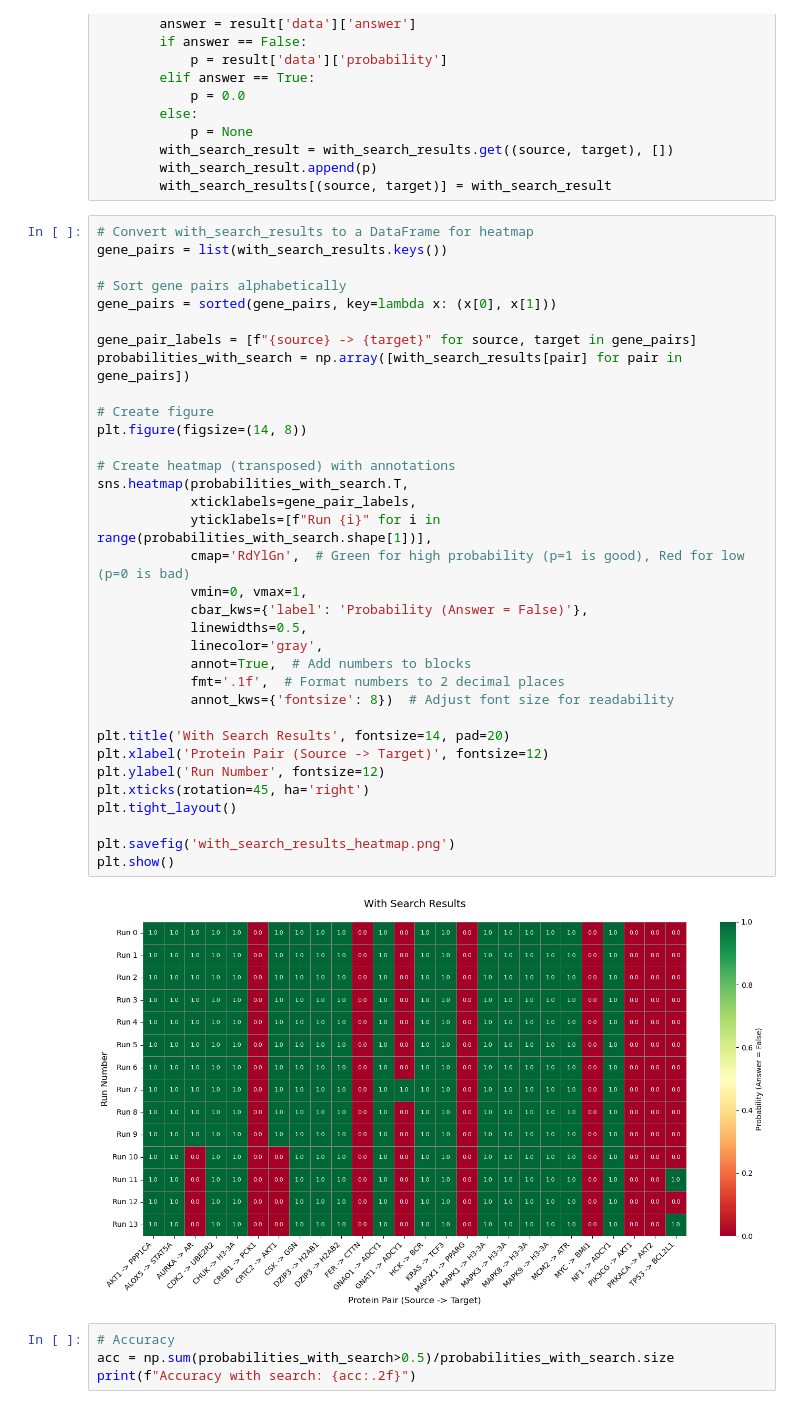
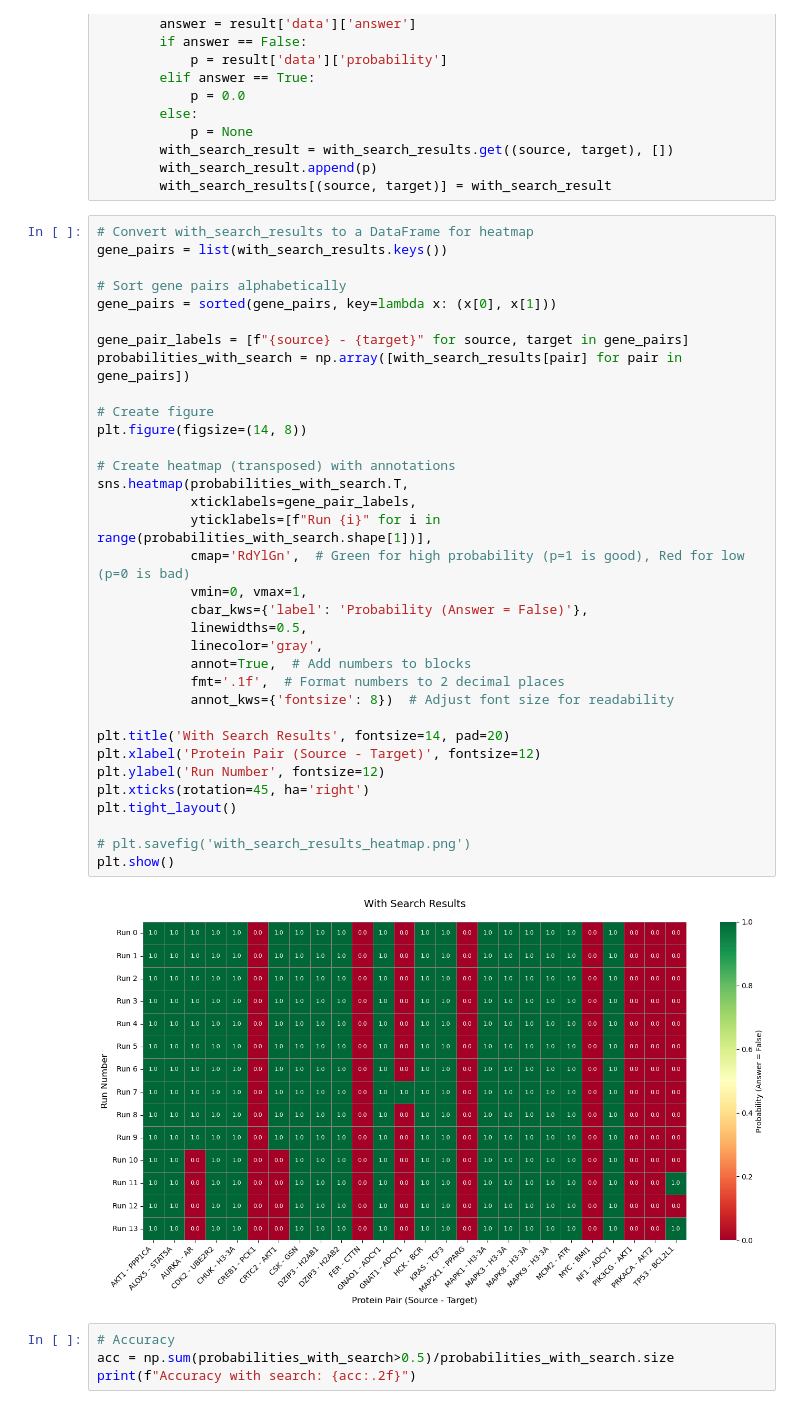
Before and after one commit to saezlab/ProClaim, a Jupyter notebook: grn_denoising/langgraph/evaluate.ipynb, the cells around one changed output. Drawn from its saved outputs; the diff is of its cells as text.

```diff
--- a/grn_denoising/langgraph/evaluate.ipynb
+++ b/grn_denoising/langgraph/evaluate.ipynb
@@ -327,37 +327,37 @@ for i in range(len(runs)):
 gene_pairs = list(with_search_results.keys())
 
 # Sort gene pairs alphabetically
 gene_pairs = sorted(gene_pairs, key=lambda x: (x[0], x[1]))
 
-gene_pair_labels = [f"{source} -> {target}" for source, target in gene_pairs]
+gene_pair_labels = [f"{source} - {target}" for source, target in gene_pairs]
 probabilities_with_search = np.array([with_search_results[pair] for pair in gene_pairs])
 
 # Create figure
 plt.figure(figsize=(14, 8))
 
 # Create heatmap (transposed) with annotations
 sns.heatmap(probabilities_with_search.T,
             xticklabels=gene_pair_labels,
             yticklabels=[f"Run {i}" for i in range(probabilities_with_search.shape[1])],
             cmap='RdYlGn',  # Green for high probability (p=1 is good), Red for low (p=0 is bad)
             vmin=0, vmax=1,
             cbar_kws={'label': 'Probability (Answer = False)'},
             linewidths=0.5,
             linecolor='gray',
             annot=True,  # Add numbers to blocks
             fmt='.1f',  # Format numbers to 2 decimal places
             annot_kws={'fontsize': 8})  # Adjust font size for readability
 
 plt.title('With Search Results', fontsize=14, pad=20)
-plt.xlabel('Protein Pair (Source -> Target)', fontsize=12)
+plt.xlabel('Protein Pair (Source - Target)', fontsize=12)
 plt.ylabel('Run Number', fontsize=12)
 plt.xticks(rotation=45, ha='right')
 plt.tight_layout()
 
-plt.savefig('with_search_results_heatmap.png')
+# plt.savefig('with_search_results_heatmap.png')
 plt.show()
 # %% [output]
-[figure, old version]
+[figure, new version]
 # %%
 # Accuracy
 acc = np.sum(probabilities_with_search>0.5)/probabilities_with_search.size
```
Also changed, not shown: parts of 43 cells of this notebook, 1 other file.
